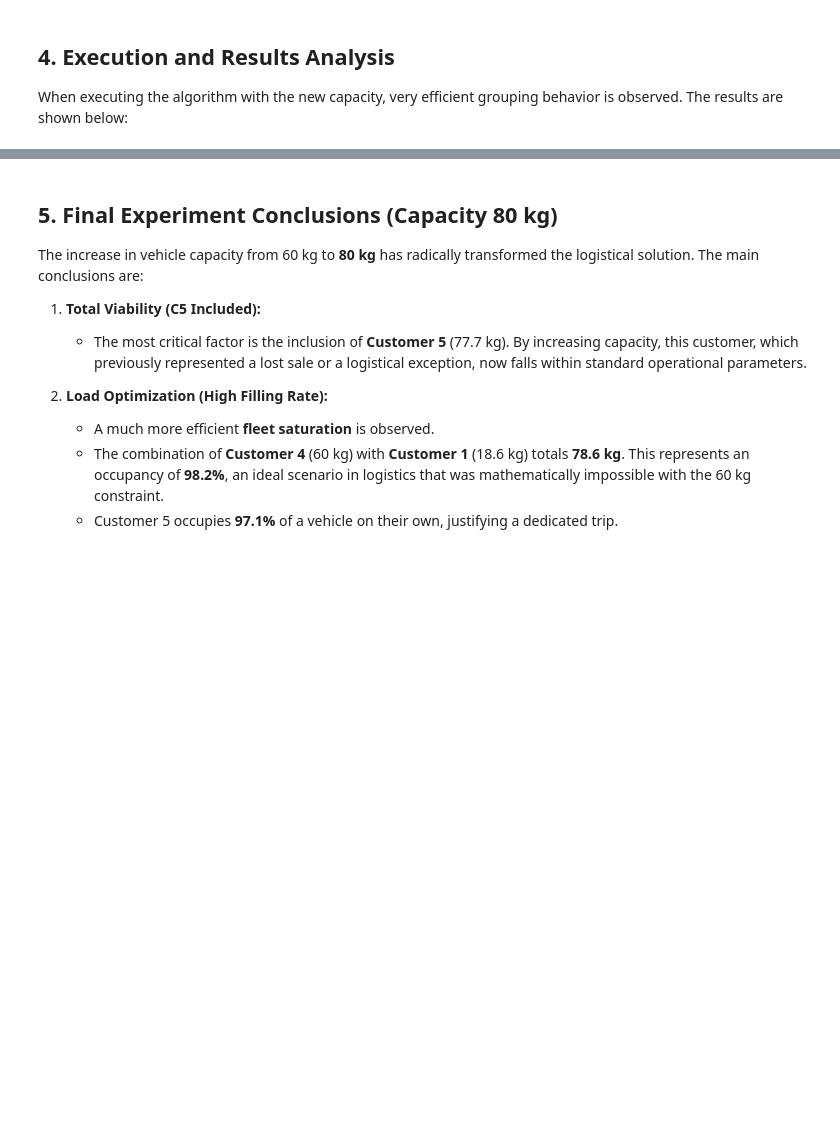
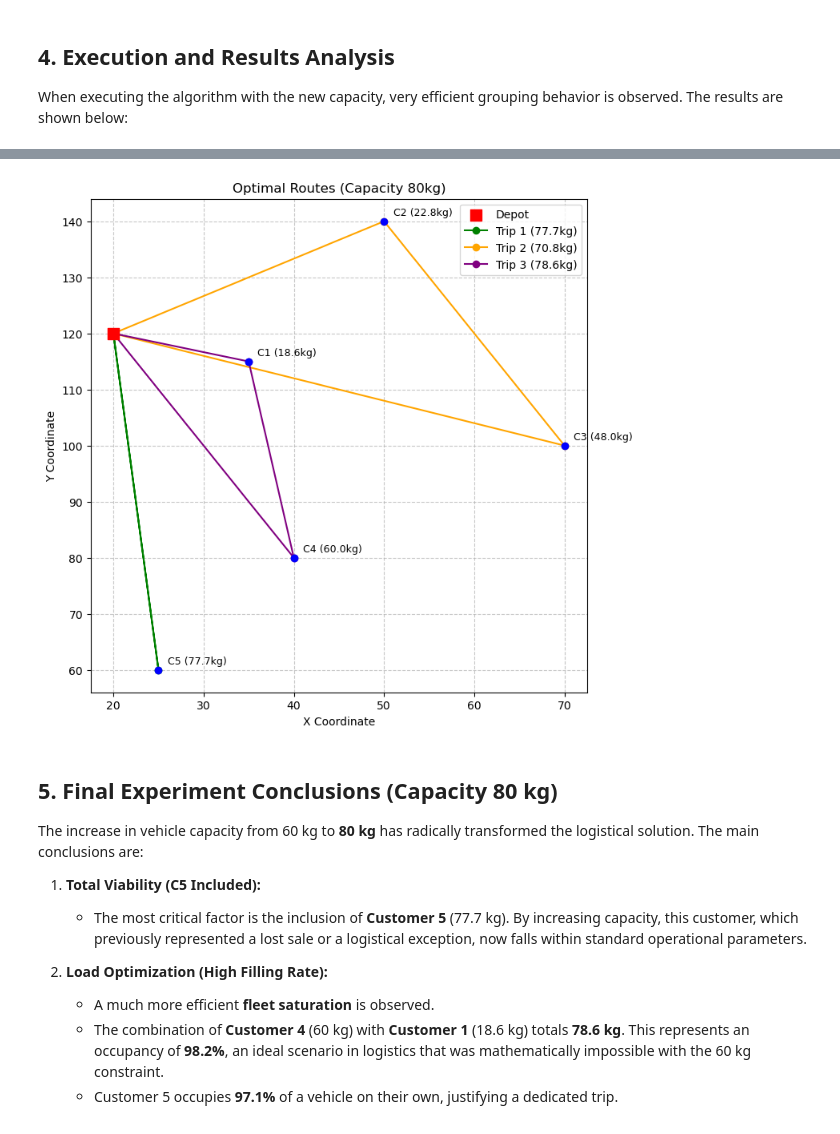
Before and after one commit to alerodriargui/InteligenciaComputacional2, a Jupyter notebook: Versiones definitivas/VRP_80Capacity.ipynb, the cells around one changed output, grey strips where cells are left out. Saved outputs shown, nothing was run; the diff lists cells and outputs as text; code cells hidden in the pictures; blank space fills up the shorter version.

```diff
--- a/Versiones definitivas/VRP_80Capacity.ipynb
+++ b/Versiones definitivas/VRP_80Capacity.ipynb
@@ -176,14 +182,14 @@ def algoritmo_genetico(n_generaciones=200, tam_pob=50):
 
 When executing the algorithm with the new capacity, very efficient grouping behavior is observed. The results are shown below:
 # %%
-mejor_ruta, mejor_valor = algoritmo_genetico()
+best_route, best_value = genetic_algorithm()
 
-print('Best sequence (indices):', mejor_ruta)
-print('Total distance:', round(mejor_valor, 2))
+print('Best sequence (indices):', best_route)
+print('Total distance:', round(best_value, 2))
 
 print("\n--- Detail of Generated Routes ---")
-rutas = dividir_en_rutas(mejor_ruta)
-for i, r in enumerate(rutas):
-    carga = sum(demandas_validas[c] for c in r)
-    uso_capacidad = (carga / capacidad) * 100
-    print(f'Trip {i+1}: Customers {r} -> Load: {round(carga,1)} kg ({round(uso_capacidad, 1)}% occupancy)')
+routes = split_into_routes(best_route)
+for i, r in enumerate(routes):
+    load = sum(valid_demands[c] for c in r)
+    capacity_usage = (load / capacity) * 100
+    print(f'Trip {i+1}: Customers {r} -> Load: {round(load, 1)} kg ({round(capacity_usage, 1)}% occupancy)')
@@ -190,31 +204,33 @@ for i, r in enumerate(rutas):
 # %%
-def plot_rutas(rutas):
+def plot_routes(routes):
     plt.figure(figsize=(8, 8))
     # Draw customers
-    for i, (x, y) in enumerate(clientes_validos):
+    for i, (x, y) in enumerate(valid_customers):
         plt.scatter(x, y, c='blue', zorder=5)
-        plt.text(x+1, y+1, f'C{i+1} ({round(demandas_validas[i],1)}kg)', fontsize=9)
+        plt.text(x+1, y+1, f'C{i+1} ({round(valid_demands[i], 1)}kg)', fontsize=9)
 
     # Draw depot
     plt.scatter(depot[0], depot[1], c='red', s=100, marker='s', label='Depot', zorder=5)
 
-    colores = ['green', 'orange', 'purple', 'cyan']
+    colors = ['green', 'orange', 'purple', 'cyan']
 
-    for i, r in enumerate(rutas):
-        puntos = [depot] + [clientes_validos[c] for c in r] + [depot]
-        xs = [p[0] for p in puntos]
-        ys = [p[1] for p in puntos]
-        carga = sum(demandas_validas[c] for c in r)
-        plt.plot(xs, ys, '-o', color=colores[i % len(colores)], label=f'Trip {i+1} ({round(carga,1)}kg)')
+    for i, r in enumerate(routes):
+        points = [depot] + [valid_customers[c] for c in r] + [depot]
+        xs = [p[0] for p in points]
+        ys = [p[1] for p in points]
+        load = sum(valid_demands[c] for c in r)
+        plt.plot(xs, ys, '-o', color=colors[i % len(colors)], label=f'Trip {i+1} ({round(load, 1)}kg)')
 
-    plt.title(f"Optimal Routes (Capacity {capacidad}kg)")
+    plt.title(f"Optimal Routes (Capacity {capacity}kg)")
     plt.xlabel("X Coordinate")
     plt.ylabel("Y Coordinate")
     plt.legend()
     plt.grid(True, linestyle='--', alpha=0.7)
     plt.show()
 
-plot_rutas(rutas)
+plot_routes(routes)
+# %% [output]
+[figure, added]
 # %% [markdown]
 ## 5. Final Experiment Conclusions (Capacity 80 kg)
 
```
Also changed, not shown: parts of 5 cells of this notebook, 3 other files.
